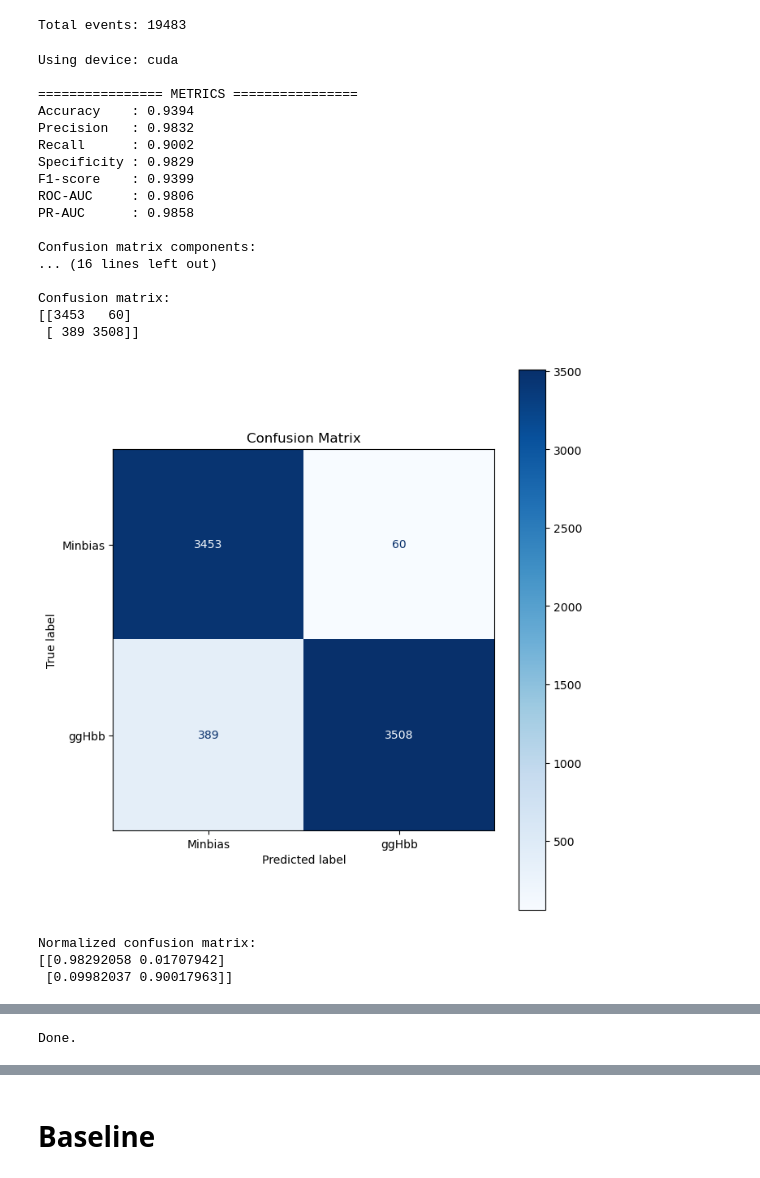
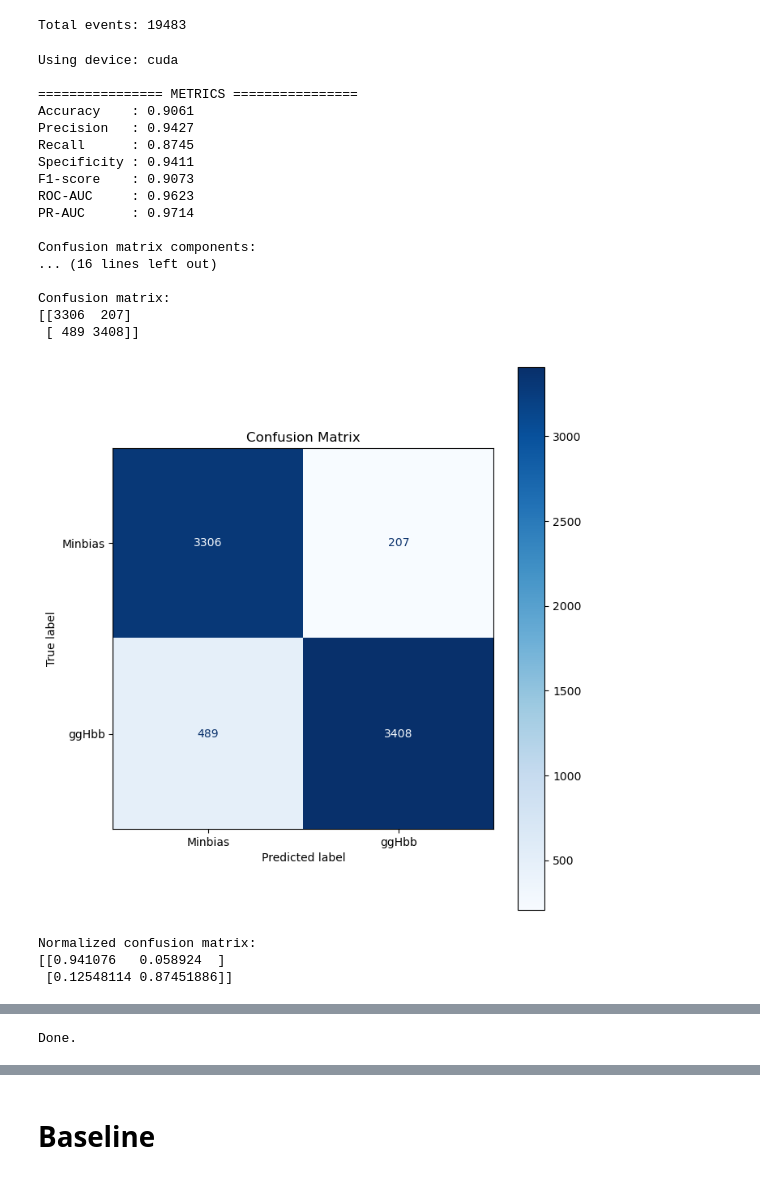
Before and after one commit to Francesco-Proietti/Tokenization-techniques-for-L1-Trigger-data-V4, a Jupyter notebook: classification_plots.ipynb, the cells around one changed output, grey strips where cells are left out. Saved outputs shown, nothing was run; the diff lists cells and outputs as text; code cells hidden in the pictures.

```diff
--- a/classification_plots.ipynb
+++ b/classification_plots.ipynb
@@ -102,7 +102,7 @@ from classifier.classifier_model import EncoderClassificationModule
 
 
 # Checkpoint
-CHECKPOINT_PATH = "checkpoints_classifier/class/v9-epoch=19-train_acc=0.9454-class.ckpt"
+CHECKPOINT_PATH = "checkpoints_classifier/class/v20-epoch=09-train_acc=0.9287-class.ckpt"
 
 # Processes
 CLASS_NAMES = [
@@ -130,7 +130,7 @@ data_module = TokenDataModule(
     batch_size = 32,
     num_workers =0,
     test_size = 0.20,
-    seed = 56
+    seed = 15
 )
 
 data_module.setup(stage="test")
@@ -367,43 +367,43 @@ fig, ax = plt.subplots(figsize=(7, 7))
 
 disp = ConfusionMatrixDisplay(
     confusion_matrix=cm_normalized,
     display_labels=CLASS_NAMES,
 )
 
 disp.plot(
     ax=ax,
     cmap="Blues",
     values_format=".3f",
     colorbar=True,
 )
 
 ax.set_title("Normalized Confusion Matrix")
 ax.set_xlabel("Predicted label")
 ax.set_ylabel("True label")
 
 plt.tight_layout()
 plt.show()
 
 print("\nDone.")
 # %% [output]
 Using device: cuda
 
 ================ METRICS ================
-Accuracy    : 0.9394
-Precision   : 0.9832
-Recall      : 0.9002
-Specificity : 0.9829
-F1-score    : 0.9399
-ROC-AUC     : 0.9806
-PR-AUC      : 0.9858
+Accuracy    : 0.9061
+Precision   : 0.9427
+Recall      : 0.8745
+Specificity : 0.9411
+F1-score    : 0.9073
+ROC-AUC     : 0.9623
+PR-AUC      : 0.9714
 
 Confusion matrix components:
 ... (16 lines left out)
 
 Confusion matrix:
-[[3453   60]
- [ 389 3508]]
+[[3306  207]
+ [ 489 3408]]
-[figure, old version]
+[figure, new version]
 Normalized confusion matrix:
-[[0.98292058 0.01707942]
- [0.09982037 0.90017963]]
+[[0.941076   0.058924  ]
+ [0.12548114 0.87451886]]
```
Also changed, not shown: parts of 11 cells of this notebook, 5 other files.
